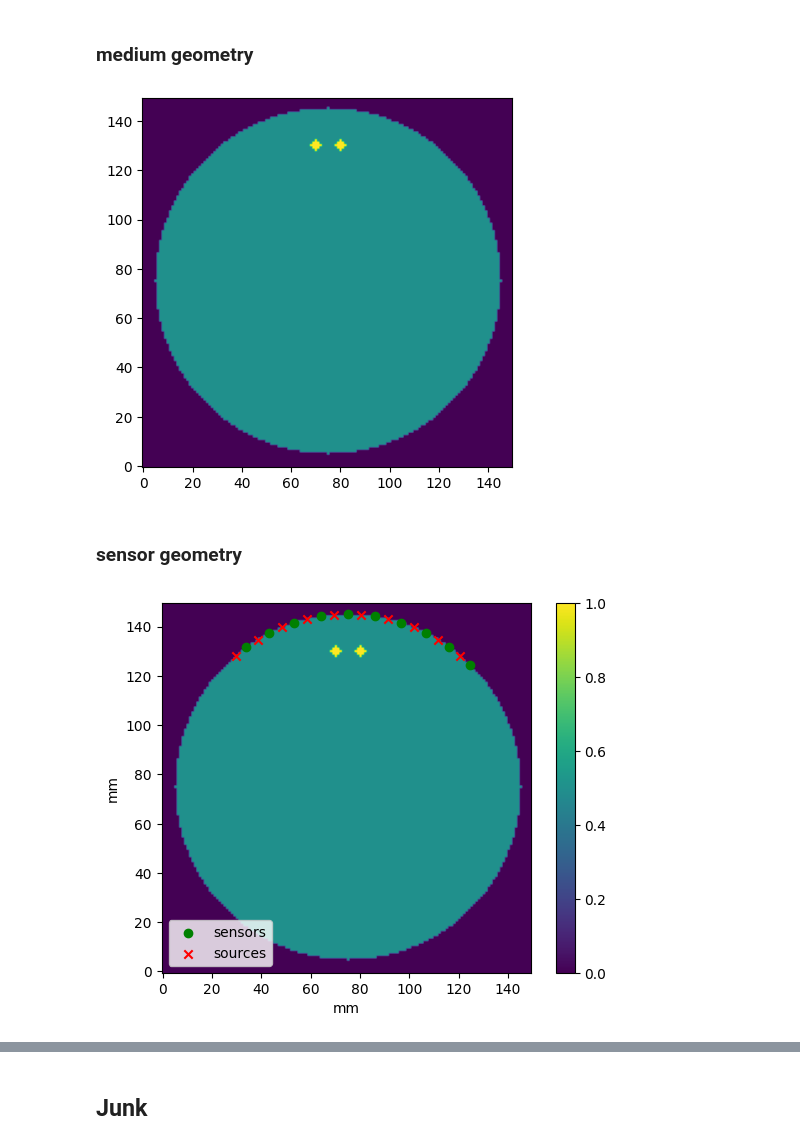
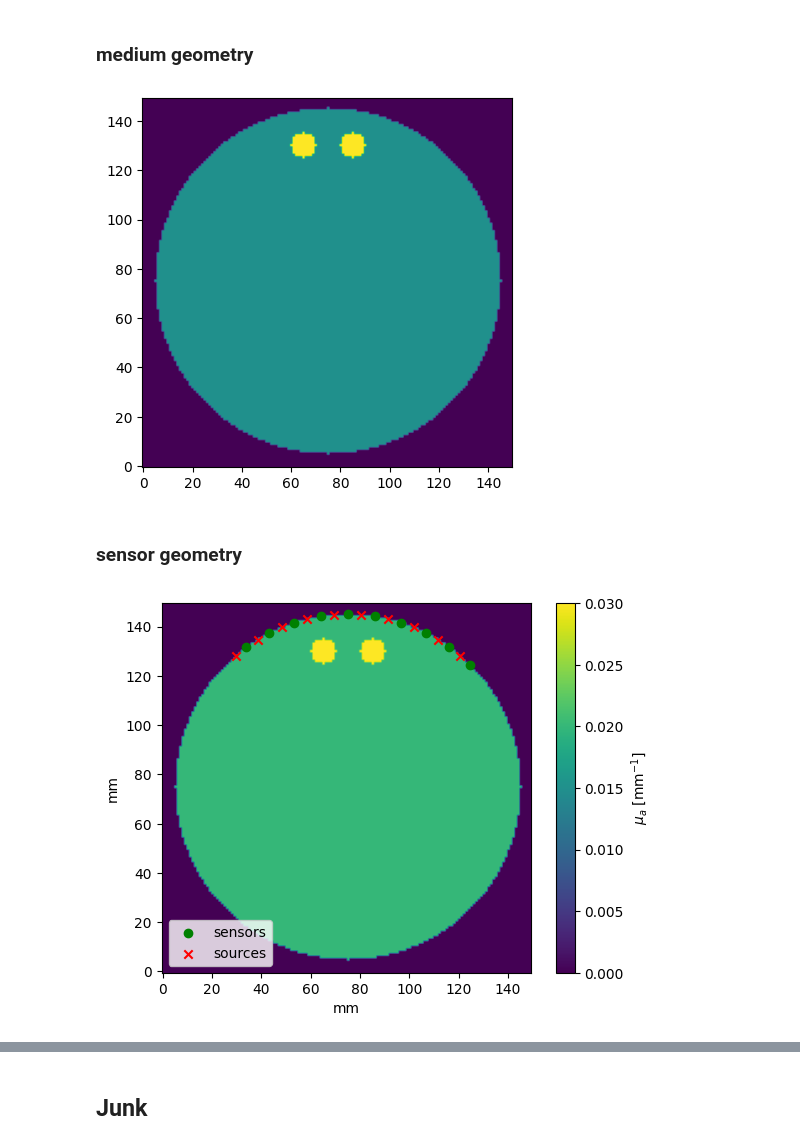
Before and after one commit to neural-imagery/tomography-experiments, a Jupyter notebook: 3d/main.ipynb, the cells around one changed output, grey strips where cells are left out. Drawn from its saved outputs; the diff is of its cells as text; code cells hidden in the pictures.

```diff
--- a/3d/main.ipynb
+++ b/3d/main.ipynb
@@ -28,15 +28,17 @@ region = add_ball_to_array(region, (nz//2, ny // 2, nx//2), r_head, 1)
 
 # add balls
 depth = 10 # mm (note this is the depth to the center of the ball)
-separation = 5 # mm
-region = add_ball_to_array(region, (nz//2, 130, nx//2 - np.floor(separation)), 2, 2)
-region = add_ball_to_array(region, (nz//2, 130, nx//2 + np.ceil(separation)), 2, 2)
+separation = 10 # mm
+r_ball = 5 # ball radius (mm)
+
+region = add_ball_to_array(region, (nz//2, 130, nx//2 - np.floor(separation)), r_ball, 2)
+region = add_ball_to_array(region, (nz//2, 130, nx//2 + np.ceil(separation)), r_ball, 2)
 
 plt.imshow(region[nz//2])
 plt.gca().invert_yaxis()
 plt.show()
 # %% [output]
-[figure, old version]
+[figure, new version]
 # %% [markdown]
 ### sensor geometry
 # %%
@@ -45,36 +47,57 @@ sensor_positions = np.zeros((noptodes, 2))
 source_positions = np.zeros((noptodes, 2))
 
 # Create an array of i values
 i_values = np.arange(noptodes)
 
 # Calculate phi for q and m
 phi_sensors = i_values / noptodes * np.pi / 2 + np.pi / 4
 phi_sources = (i_values + 0.5) / noptodes * np.pi / 2 + np.pi / 4
 
 # Calculate sensor and source positions
 center_point = np.array([ny // 2, nx // 2])
 sensor_positions  = r_head * np.vstack((np.sin(phi_sensors), np.cos(phi_sensors))).T + center_point
 source_positions  = r_head * np.vstack((np.sin(phi_sources), np.cos(phi_sources))).T + center_point
 source_directions = center_point - source_positions
 source_directions = source_directions / np.linalg.norm(source_directions, axis=1)[:,None] # normalize
 
 # add a column of zeros to cast as 3D
 source_positions = np.hstack((nz//2*np.ones((noptodes, 1)), source_positions))
 source_directions = np.hstack((np.zeros((noptodes, 1)), source_directions))
 sensor_positions = np.hstack((nz//2*np.ones((noptodes, 1)), sensor_positions))
 sensor_positions = np.hstack((sensor_positions, np.ones((noptodes, 1))))
 
+
+# info about region
+percent_change = 1.5
+
+g = 0.9                    # anisotropy factor
+mua0 = 0.02               # background absorption [1/mm]
+mus0 = 0.67/(1-g)               # background scattering [1/mm]
+mua1 = mua0 * percent_change # absorption of perturbation [1/mm]
+mus1 = mus0 * percent_change # scattering of perturbation [1/mm]
+refind = 1.4                # refractive index
+
+optical_properties = np.array([
+    [0,0,1,1],
+    [mua0, mus0, g, refind],
+    [mua1, mus1, g, refind]
+    ])
+
+mua = np.zeros((nz, ny, nx))
+for i in range(len(optical_properties)):
+    mua[region == i] = optical_properties[i,0]
+
 plt.figure()
-plt.imshow(region[nz//2,...])
+plt.imshow(mua[nz//2,...])
+plt.colorbar(label="$\\mu_a \\text{ }[\\text{mm}^{-1}]$")
 plt.scatter(sensor_positions[:,-2], sensor_positions[:,-3], c='g', marker='o', label='sensors')
 plt.scatter(source_positions[:,-1], source_positions[:,-2], c='r', marker='x', label='sources')
 plt.gca().invert_yaxis()
 plt.xlabel("mm"); plt.ylabel("mm")
-plt.colorbar()
 plt.legend()
 plt.show()
 # %% [output]
-[figure, old version]
+[figure, new version]
 # %%
 def forward(volume, optical_properties, source_positions, source_directions,
             detector_positions):
```
Also changed, not shown: parts of 9 cells of this notebook.
